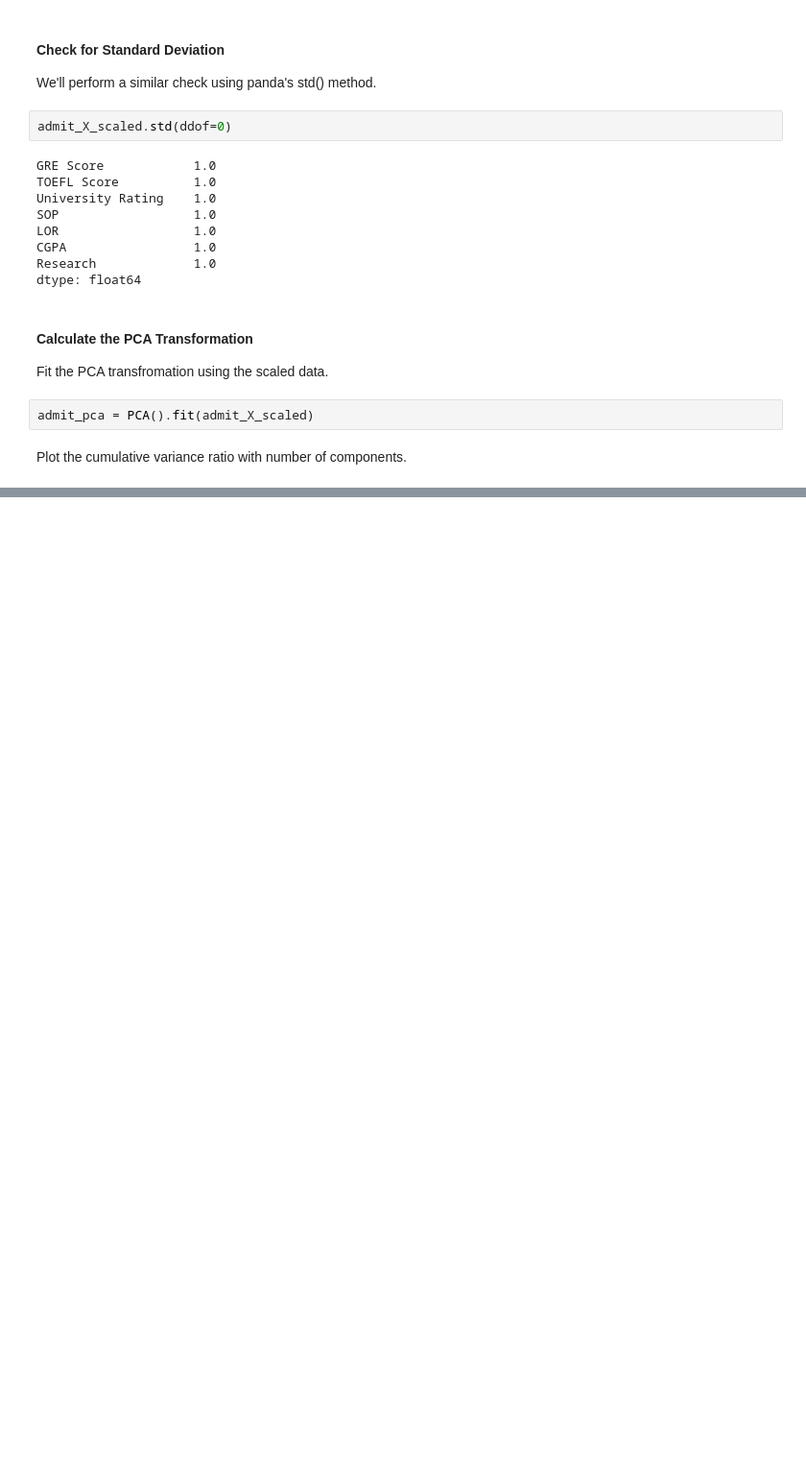
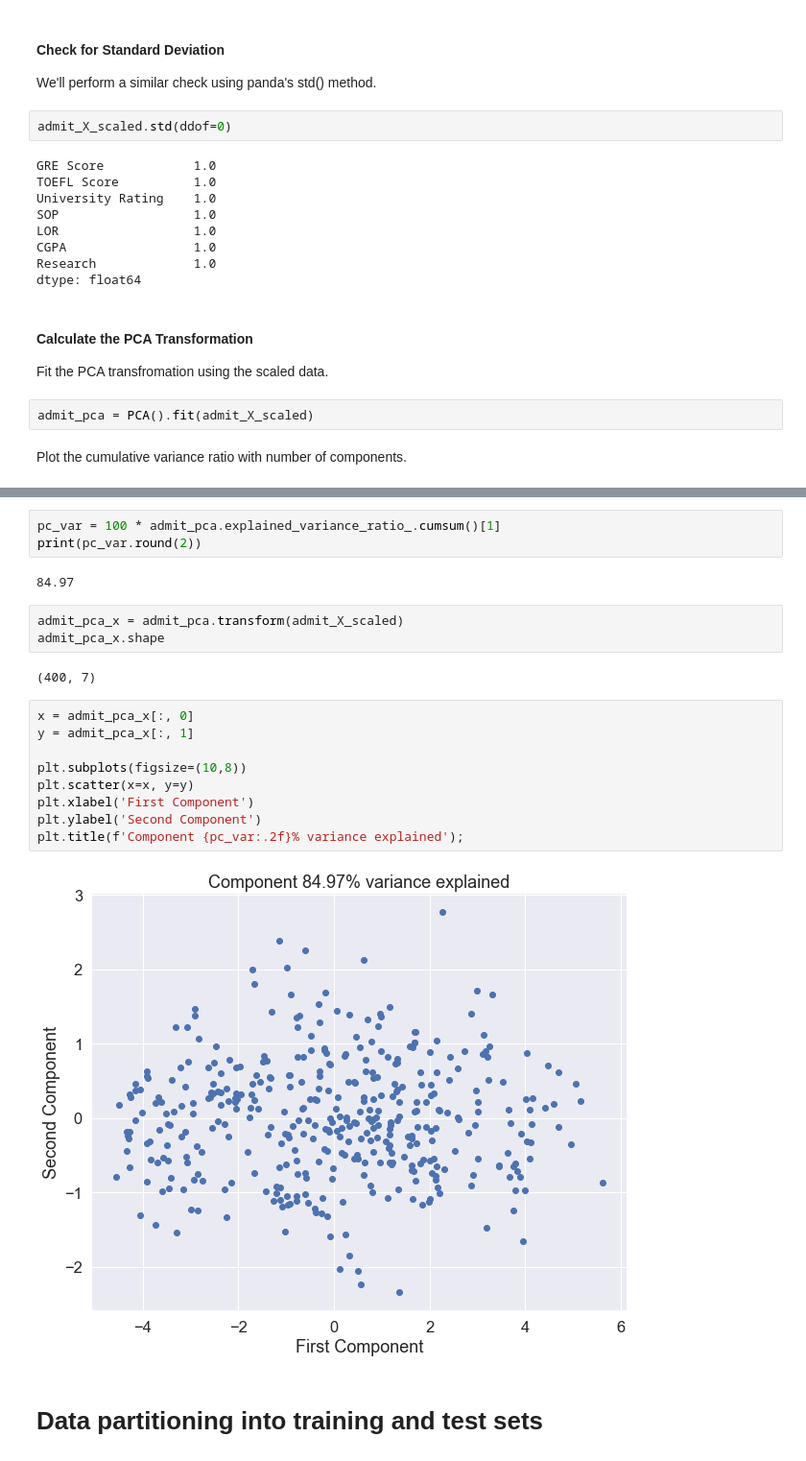
Before and after one commit to jharvey407/AdmissionPredictionModel, a Jupyter notebook: Admission Predictions.ipynb, the cells around one changed output, grey strips where cells are left out. Shown at 96% size. Saved outputs shown, nothing was run; the diff lists cells and outputs as text; blank space fills up the shorter version.

```diff
--- a/Admission Predictions.ipynb
+++ b/Admission Predictions.ipynb
@@ -216,0 +238,23 @@ Text(0.5, 1.0, 'Cumulative Variance Ratio explained by PCA components')
+# %%
+pc_var = 100 * admit_pca.explained_variance_ratio_.cumsum()[1]
+print(pc_var.round(2))
+# %% [output]
+84.97
+# %%
+admit_pca_x = admit_pca.transform(admit_X_scaled)
+admit_pca_x.shape
+# %% [output]
+(400, 7)
+# %%
+x = admit_pca_x[:, 0]
+y = admit_pca_x[:, 1]
+
+plt.subplots(figsize=(10,8))
+plt.scatter(x=x, y=y)
+plt.xlabel('First Component')
+plt.ylabel('Second Component')
+plt.title(f'Component {pc_var:.2f}% variance explained');
+# %% [output]
+[figure, added]
+# %% [markdown]
+# Data partitioning into training and test sets
```
Also changed, not shown: parts of 7 cells of this notebook.
